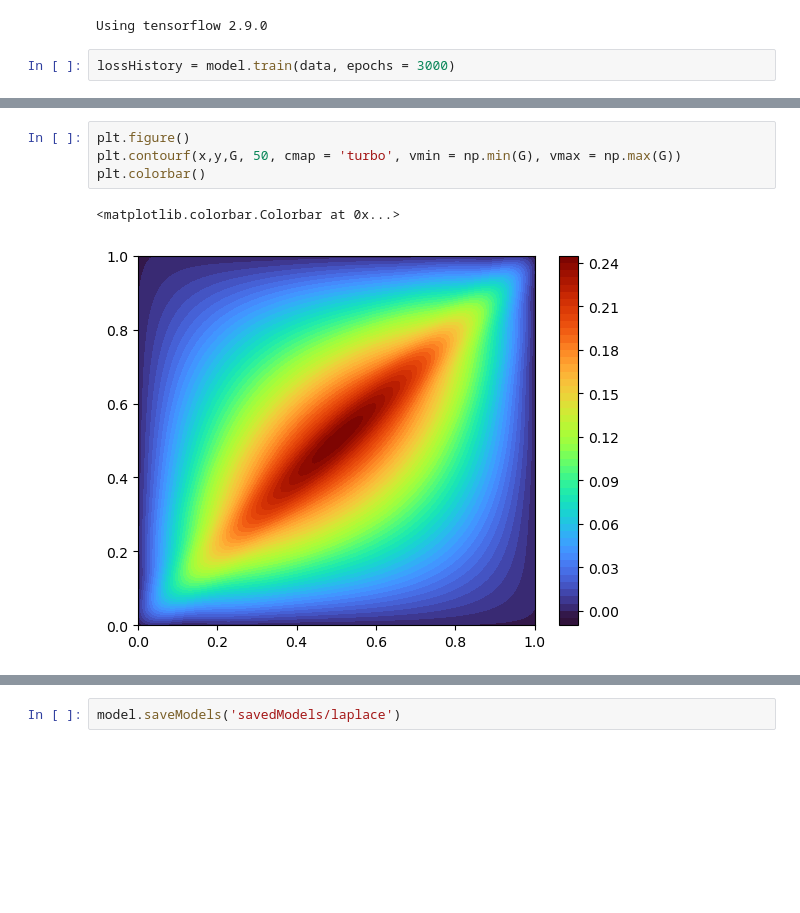
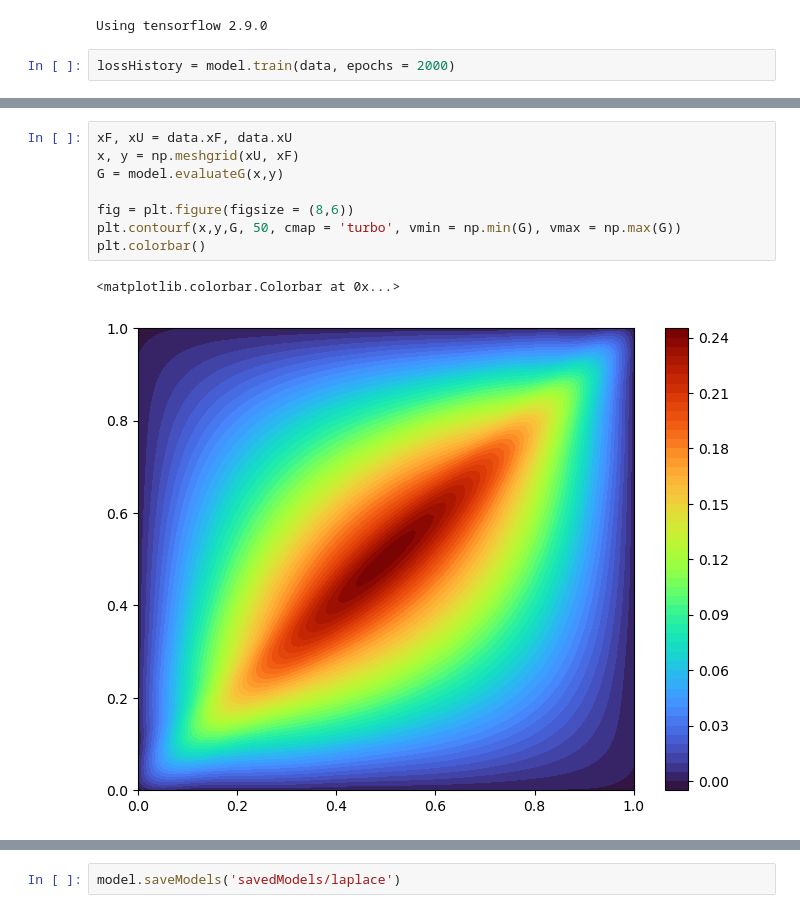
Before and after one commit to hsharsh/chebgreen, a Jupyter notebook: main/greenlearningtf2.ipynb, the cells around one changed output, grey strips where cells are left out. Saved outputs shown, nothing was run; the diff lists cells and outputs as text; blank space fills up the shorter version.

```diff
--- a/main/greenlearningtf2.ipynb
+++ b/main/greenlearningtf2.ipynb
@@ -35,5 +32,5 @@ model.build()
 # %% [output]
 Using tensorflow 2.9.0
 # %%
-lossHistory = model.train(data, epochs = 3000)
+lossHistory = model.train(data, epochs = 2000)
 # %% [output]
@@ -61,7 +64,11 @@ G = model.evaluateG(x,y)
 # %%
-plt.figure()
+xF, xU = data.xF, data.xU
+x, y = np.meshgrid(xU, xF)
+G = model.evaluateG(x,y)
+
+fig = plt.figure(figsize = (8,6))
 plt.contourf(x,y,G, 50, cmap = 'turbo', vmin = np.min(G), vmax = np.max(G))
 plt.colorbar()
 # %% [output]
 <matplotlib.colorbar.Colorbar at 0x...>
-[figure, old version]
+[figure, new version]
```
Also changed, not shown: parts of 6 cells of this notebook, 57 other files.
